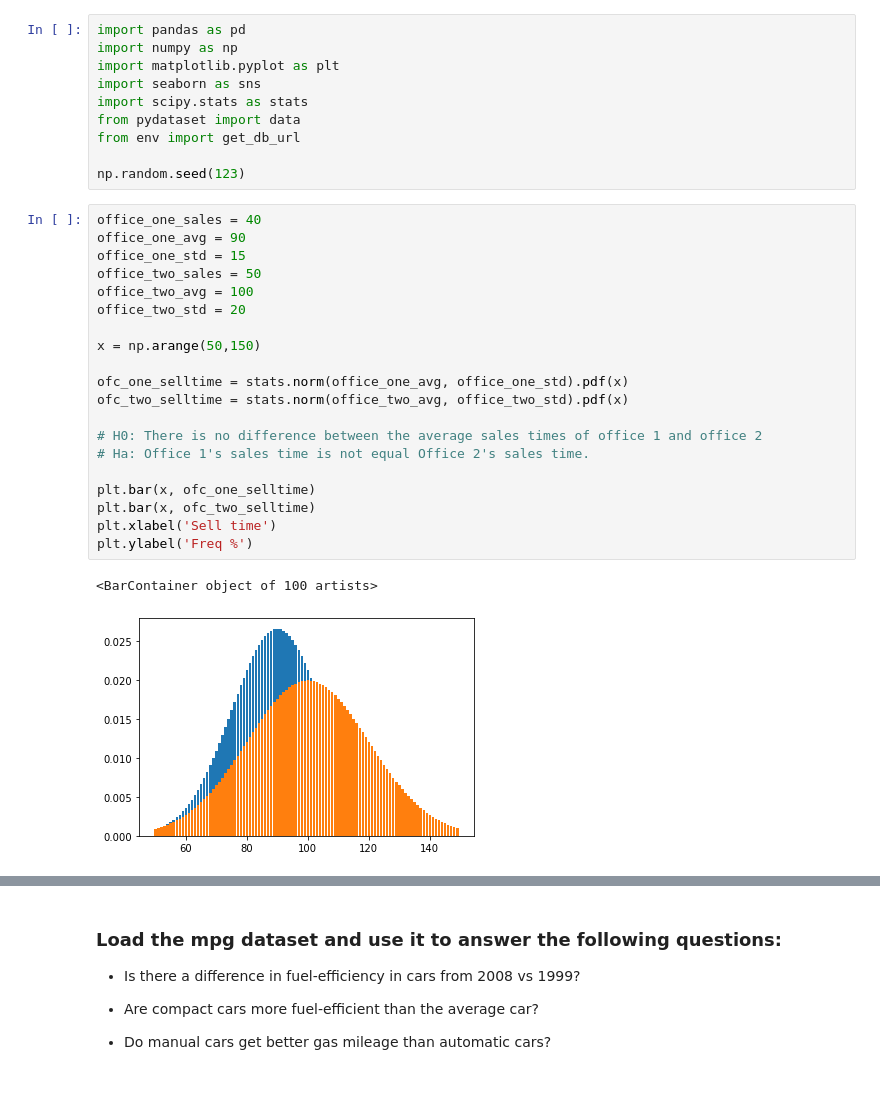
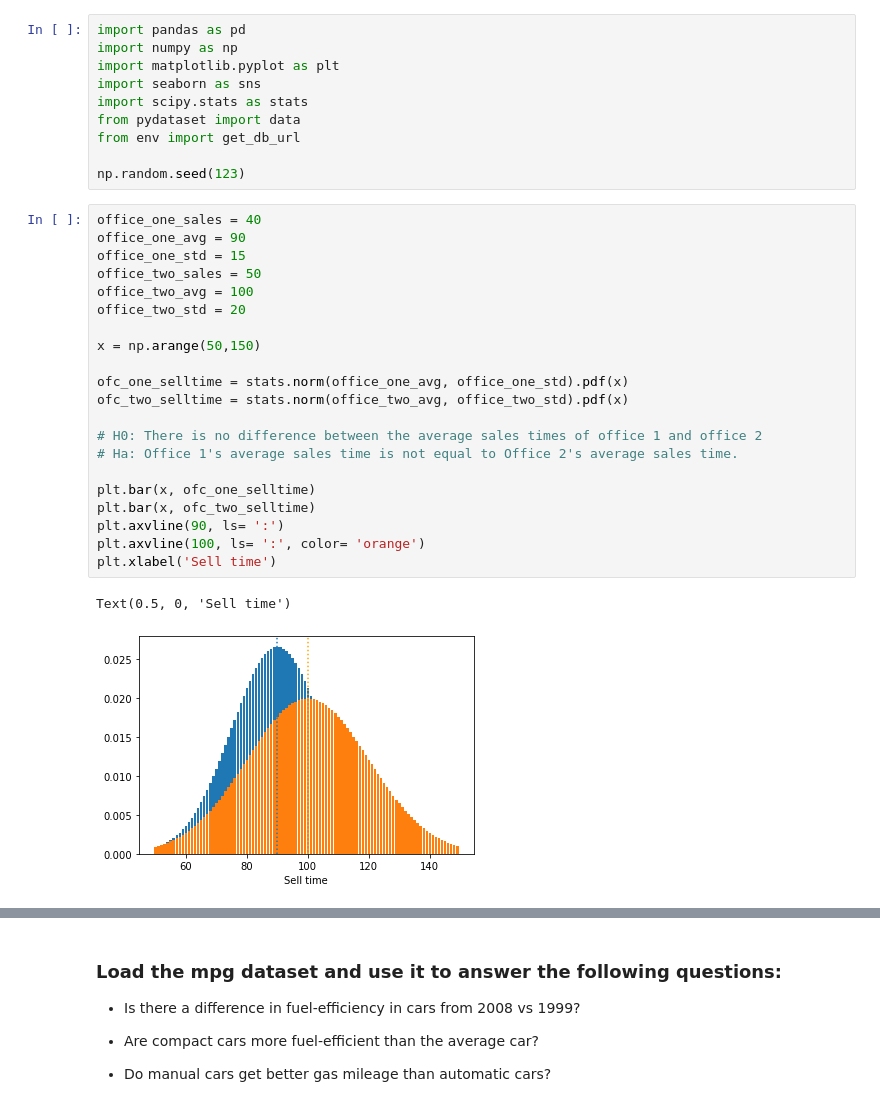
Before and after one commit to tarrencen/statistics-exercises, a Jupyter notebook: hypothesis_testing.ipynb, the cells around one changed output, grey strips where cells are left out. Cells and saved outputs as stored; diff of their text form.

```diff
--- a/hypothesis_testing.ipynb
+++ b/hypothesis_testing.ipynb
@@ -45,24 +45,25 @@ np.random.seed(123)
 # %%
 office_one_sales = 40
 office_one_avg = 90
 office_one_std = 15
 office_two_sales = 50
 office_two_avg = 100
 office_two_std = 20
 
 x = np.arange(50,150)
 
 ofc_one_selltime = stats.norm(office_one_avg, office_one_std).pdf(x)
 ofc_two_selltime = stats.norm(office_two_avg, office_two_std).pdf(x)
 
 # H0: There is no difference between the average sales times of office 1 and office 2
-# Ha: Office 1's sales time is not equal Office 2's sales time.
+# Ha: Office 1's average sales time is not equal to Office 2's average sales time.
 
 plt.bar(x, ofc_one_selltime)
 plt.bar(x, ofc_two_selltime)
+plt.axvline(90, ls= ':')
+plt.axvline(100, ls= ':', color= 'orange')
 plt.xlabel('Sell time')
-plt.ylabel('Freq %')
 # %% [output]
-<BarContainer object of 100 artists>
+Text(0.5, 0, 'Sell time')
-[figure, old version]
+[figure, new version]
 # %%
```
Also changed, not shown: parts of 8 cells of this notebook.
